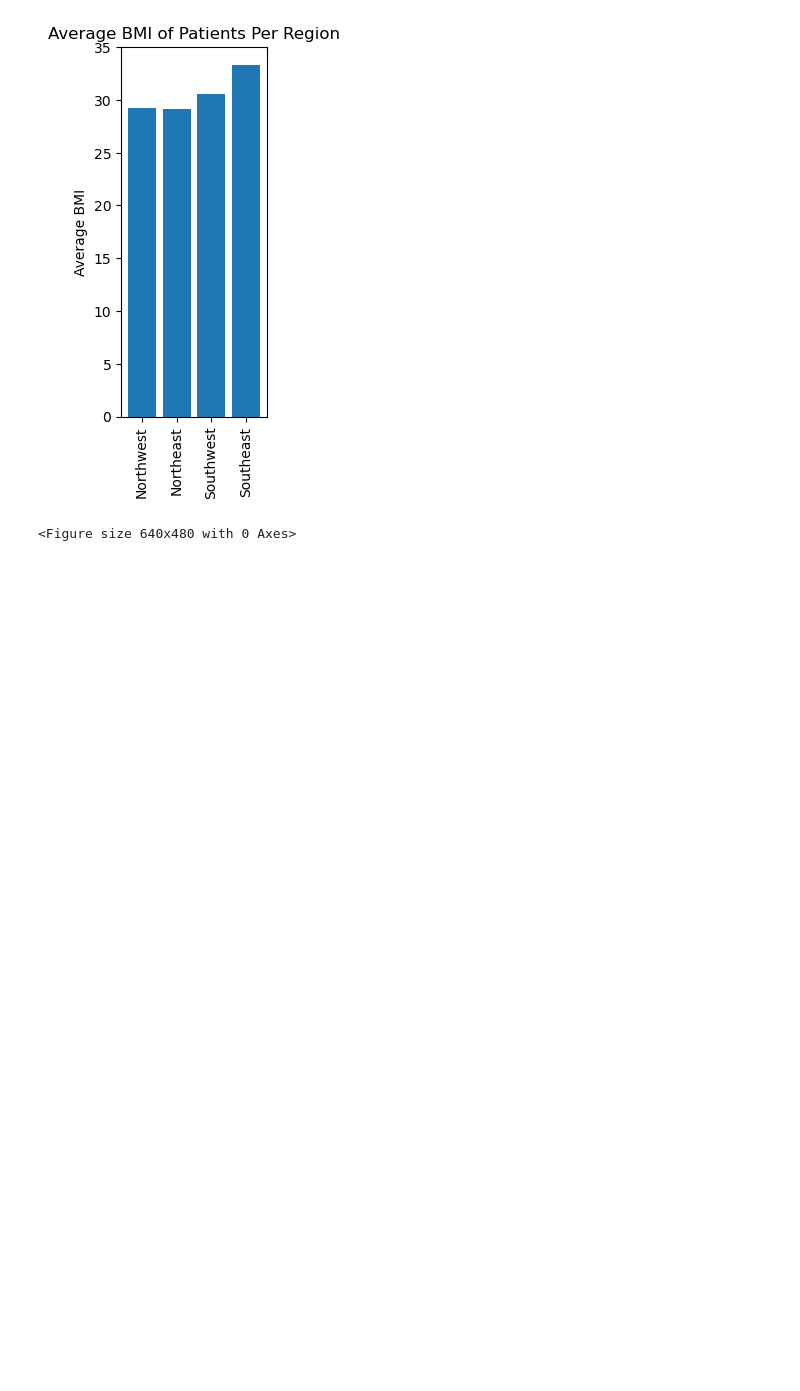
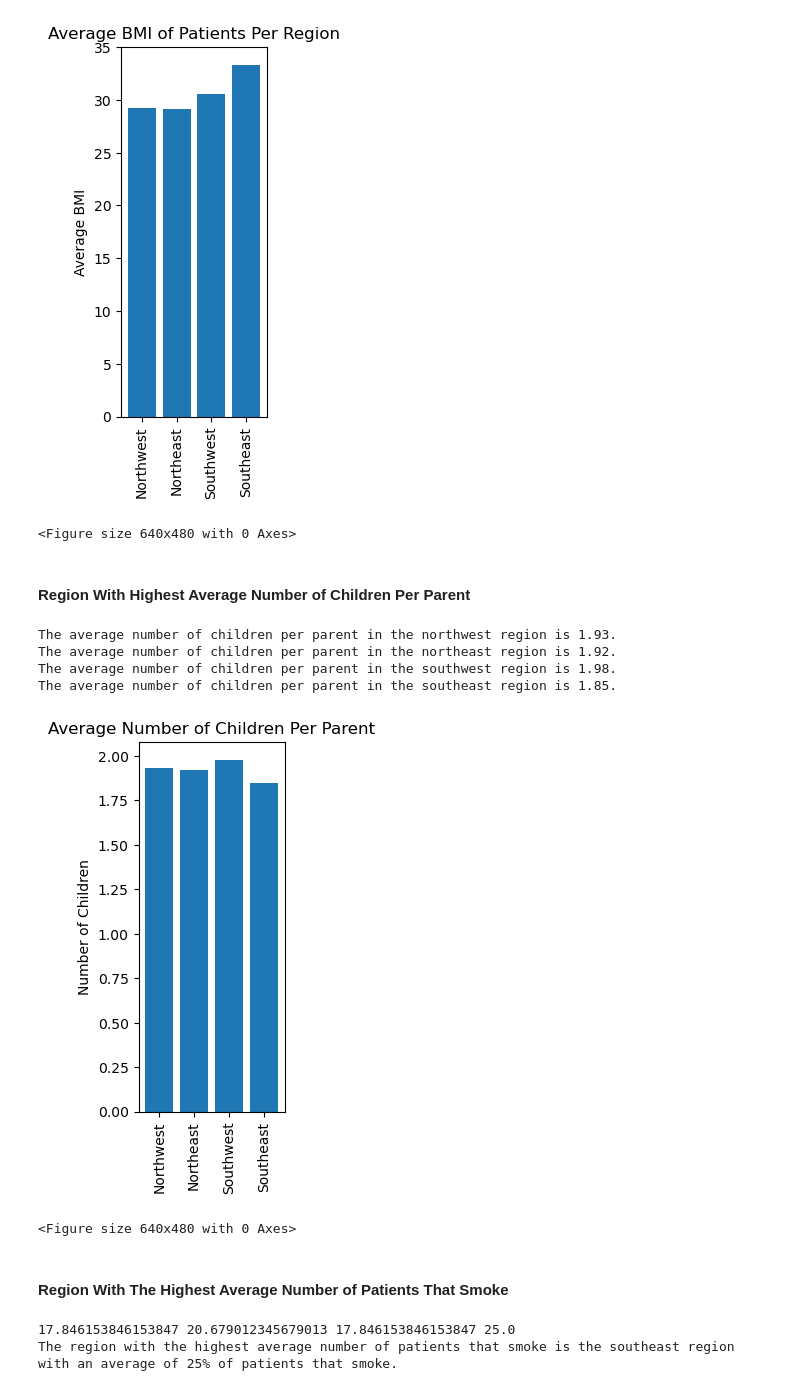
Before and after one commit to s505429/US-Medical-Insurance, a Jupyter notebook: us-medical-insurance-costs.ipynb, the cells around one changed output. Cells and saved outputs as stored; diff of their text form; code cells hidden in the pictures; blank space fills up the shorter version.

```diff
--- a/us-medical-insurance-costs.ipynb
+++ b/us-medical-insurance-costs.ipynb
@@ -486,3 +444,73 @@ plt.clf()
 The region that contains the highest average bmi is the southeast region with an average of 33.36 bmi.
 [figure]
 <Figure size 640x480 with 0 Axes>
+# %% [markdown]
+#### Region With Highest Average Number of Children Per Parent
+# %%
+#Calculate the number of children in each region
+nw_num_children = sum(insurance_df['children'][insurance_df['region'] == 'northwest'])
+ne_num_children = sum(insurance_df['children'][insurance_df['region'] == 'northeast'])
+sw_num_children = sum(insurance_df['children'][insurance_df['region'] == 'southwest'])
+se_num_children = sum(insurance_df['children'][insurance_df['region'] == 'southeast'])
+
+#Calculate the number of parents in each region
+nw_parents_count = len(insurance_df['children'][insurance_df['region'] == 'northwest'][insurance_df['children'] > 0])
+ne_parents_count = len(insurance_df['children'][insurance_df['region'] == 'northeast'][insurance_df['children'] > 0])
+sw_parents_count = len(insurance_df['children'][insurance_df['region'] == 'southwest'][insurance_df['children'] > 0])
+se_parents_count = len(insurance_df['children'][insurance_df['region'] == 'southeast'][insurance_df['children'] > 0])
+
+#Calculate the average number of children per parent in each region
+nw_children_average = round(nw_num_children / nw_parents_count, 2)
+ne_children_average = round(ne_num_children / ne_parents_count, 2)
+sw_children_average = round(sw_num_children / sw_parents_count, 2)
+se_children_average = round(se_num_children / se_parents_count, 2)
+
+print('The average number of children per parent in the northwest region is {}.'.format(nw_children_average))
+print('The average number of children per parent in the northeast region is {}.'.format(ne_children_average))
+print('The average number of children per parent in the southwest region is {}.'.format(sw_children_average))
+print('The average number of children per parent in the southeast region is {}.'.format(se_children_average))
+
+#This code block is for the bar chart.
+labels = ['Northwest', 'Northeast', 'Southwest', 'Southeast']
+sizes = [nw_children_average, ne_children_average, sw_children_average, se_children_average]
+plt.subplot(1, 3, 1)
+plt.bar(labels, sizes)
+plt.title('Average Number of Children Per Parent')
+plt.ylabel('Number of Children')
+plt.xticks(rotation=90)
+
+plt.show()
+plt.clf()
+# %% [output]
+The average number of children per parent in the northwest region is 1.93.
+The average number of children per parent in the northeast region is 1.92.
+The average number of children per parent in the southwest region is 1.98.
+The average number of children per parent in the southeast region is 1.85.
+[figure, added]
+<Figure size 640x480 with 0 Axes>
+# %% [markdown]
+#### Region With The Highest Average Number of Patients That Smoke
+# %%
+#Calculate number of smokers for each region
+nw_num_smokers = len(insurance_df['smoker'][insurance_df['region'] == 'northwest'][insurance_df['smoker'] == 'yes'])
+ne_num_smokers = len(insurance_df['smoker'][insurance_df['region'] == 'northeast'][insurance_df['smoker'] == 'yes'])
+sw_num_smokers = len(insurance_df['smoker'][insurance_df['region'] == 'southwest'][insurance_df['smoker'] == 'yes'])
+se_num_smokers = len(insurance_df['smoker'][insurance_df['region'] == 'southeast'][insurance_df['smoker'] == 'yes'])
+
+#Calculate number of patients for each region
+nw_num_patients = len(insurance_df['region'][insurance_df['region'] == 'northwest'])
+ne_num_patients = len(insurance_df['region'][insurance_df['region'] == 'northeast'])
+sw_num_patients = len(insurance_df['region'][insurance_df['region'] == 'southwest'])
+se_num_patients = len(insurance_df['region'][insurance_df['region'] == 'southeast'])
+
+#Calculate the percent of patients of each region that smokes
+nw_avg_num_smokers = nw_num_smokers / nw_num_patients * 100
+ne_avg_num_smokers = ne_num_smokers / ne_num_patients * 100
+sw_avg_num_smokers = sw_num_smokers / sw_num_patients * 100
+se_avg_num_smokers = se_num_smokers / se_num_patients * 100
+#print(nw_avg_num_smokers, ne_avg_num_smokers, sw_avg_num_smokers, se_avg_num_smokers)
+
+print('The region with the highest average number of patients that smoke is the southeast region with an average of 25% of patients that smoke.')
+# %% [output]
+17.846153846153847 20.679012345679013 17.846153846153847 25.0
+The region with the highest average number of patients that smoke is the southeast region with an average of 25% of patients that smoke.
```
Also changed, not shown: parts of 2 cells of this notebook.
